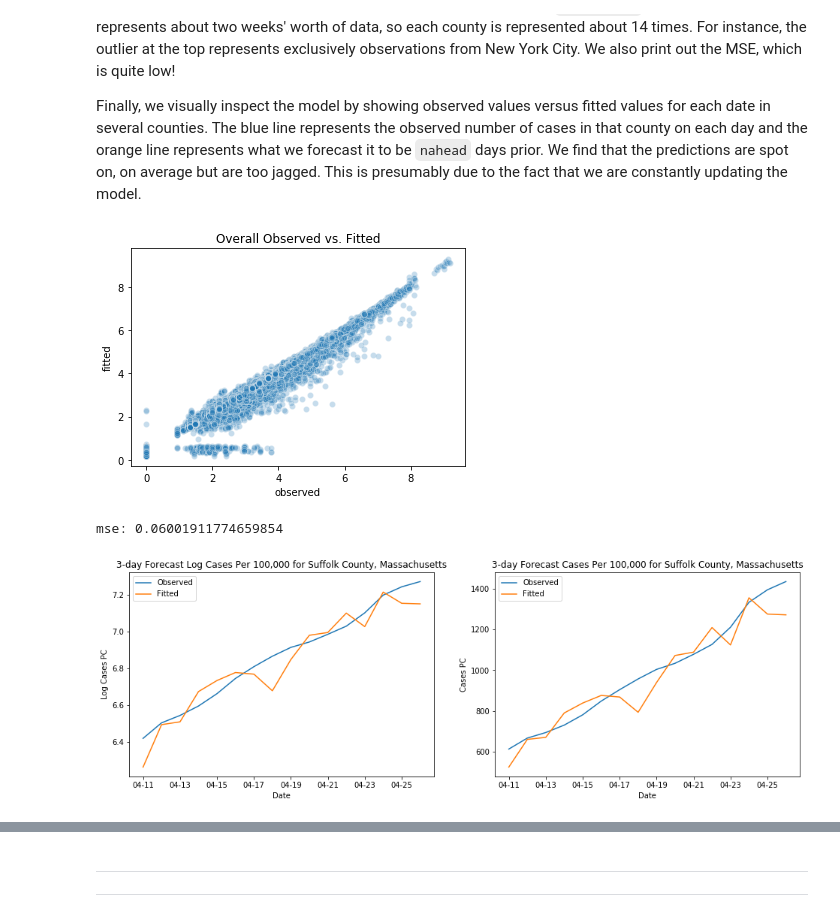
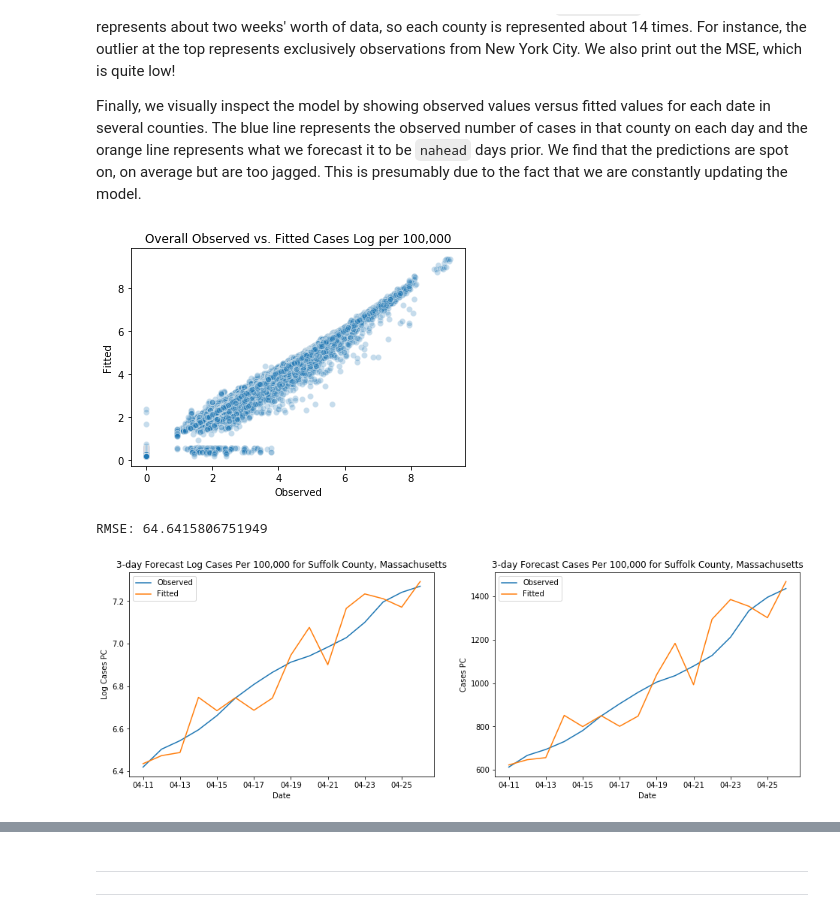
Before and after one commit to dafriedman97/COVID19_forecasts, a Jupyter notebook: Dynamic.ipynb, the cells around one changed output, grey strips where cells are left out. Saved outputs shown, nothing was run; the diff lists cells and outputs as text; code cells hidden in the pictures.

```diff
--- a/Dynamic.ipynb
+++ b/Dynamic.ipynb
@@ -502,10 +502,13 @@ last date: 04-23
 # preds.to_csv('models/preds.csv', index = False) # save predictions
 # %%
 # Or just load everything if model is already fit
+
 lstm.loadmod('dynamic') # load model
 preds = pd.read_csv('models/preds.csv') # load
 preds['date'] = preds['date'].apply(lambda date: dt.strptime(date, '%Y-%m-%d')) # make into datetime
 preds = preds.merge(pop, how = 'left', on = ['state','county']) # add in population
+preds['fitted_og'] = np.exp(preds['fitted']) - 1 # get it on original scale
+preds['observed_og'] = np.exp(preds['observed']) - 1 # get it on original scale
 # %% [markdown]
 ____
 ___
@@ -518,17 +521,19 @@ Finally, we visually inspect the model by showing observed values versus fitted
 # %%
 ## Plot overall observed values vs. fitted values
 past_date = end_first_train + np.timedelta64(20,'D') # want it past a certain date -- model still adapting for the first few test dates
 preds_past_date = preds[preds['date'] >= past_date]
 fig = sns.scatterplot(preds_past_date['observed'], preds_past_date['fitted'], alpha = 0.25)
-fig.set_title('Overall Observed vs. Fitted');
+fig.set_xlabel('Observed')
+fig.set_ylabel('Fitted')
+fig.set_title('Overall Observed vs. Fitted Cases Log per 100,000');
 # %% [output]
-[figure, old version]
+[figure, new version]
 # %%
-## Print overall MSE (past cutoff date -- see above)
-mse_ = mse(preds_past_date['observed'], preds_past_date['fitted'])
-print('mse:', mse_)
+## Print overall RMSE on original scale (past cutoff date -- see above)
+mse_ = mse(preds_past_date['observed_og'], preds_past_date['fitted_og'])
+print('RMSE:', np.sqrt(mse_))
 # %% [output]
-mse: 0.06001911774659854
+RMSE: 64.6415806751949
 # %%
 ## Visualize a single county's trend line
 
@@ -554,7 +559,7 @@ sns.lineplot(date, np.exp(county_preds['fitted']) - 1, label = 'Fitted', ax = ax
 ax[1].set(xlabel = 'Date', ylabel = 'Cases PC', title = f'{nahead}-day Forecast Cases Per 100,000 for {county} County, {state}',
       xticks = xticks, xticklabels = xticklabels);
 # %% [output]
-[figure, old version]
+[figure, new version]
 # %%
 ## Visualize for many counties
 
```
Also changed, not shown: parts of 2 cells of this notebook, 1 other file.
